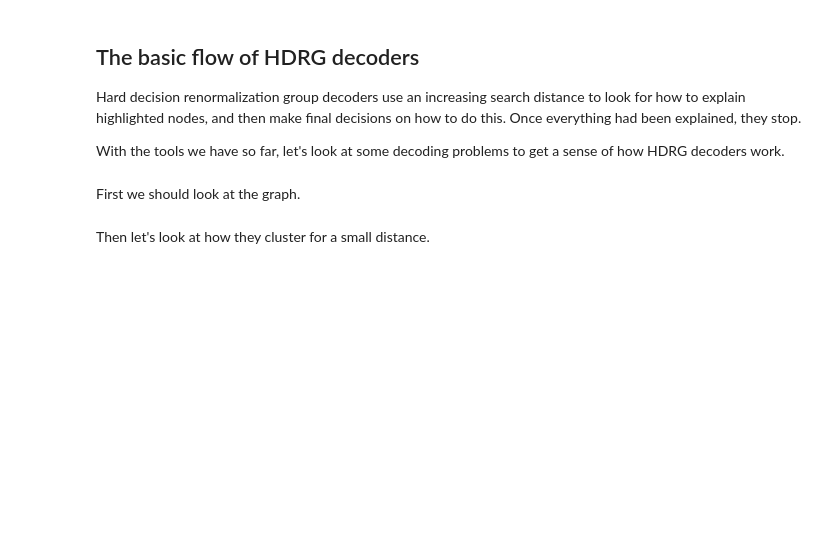
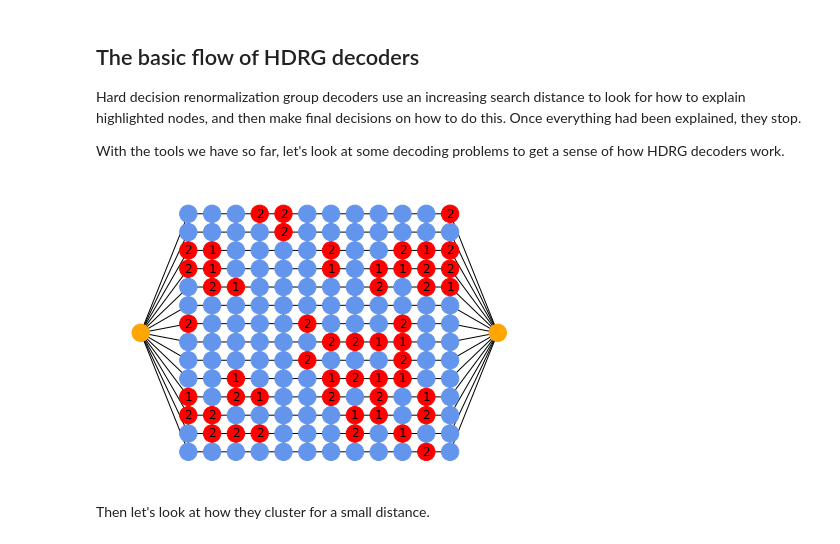
Before and after one commit to quantumjim/qec_lectures, a Jupyter notebook: lecture-4.ipynb, the cells around one changed output. Cells and saved outputs as stored; diff of their text form; code cells hidden in the pictures; blank space fills up the shorter version.

```diff
--- a/lecture-4.ipynb
+++ b/lecture-4.ipynb
@@ -246,6 +274,7 @@ Hard decision renormalization group decoders use an increasing search distance t
 
 With the tools we have so far, let's look at some decoding problems to get a sense of how HDRG decoders work.
 # %%
-game = Decodoku(k=3,p=0.08,d=13)
+game = Decodoku(k=3,p=0.1,d=13)
+game.draw_graph()
+# %% [output]
+[figure, added]
-# %% [markdown]
-First we should look at the graph.
```
Also changed, not shown: parts of 24 cells of this notebook.
